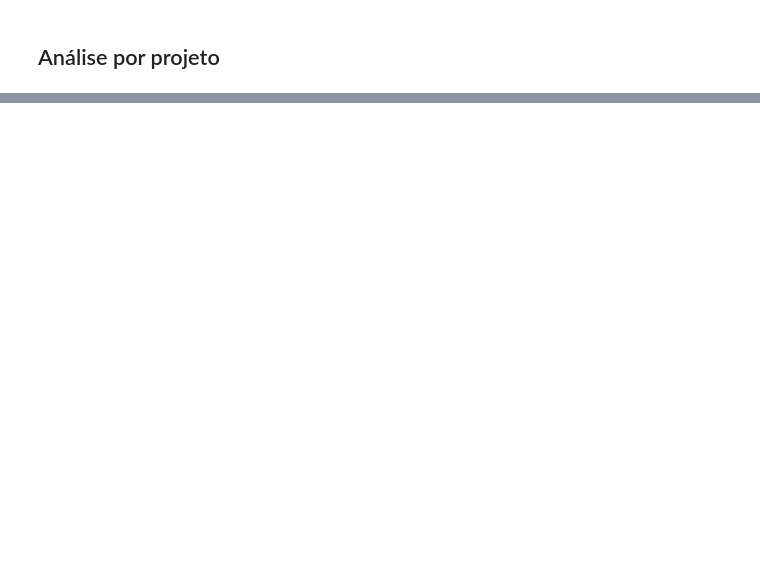
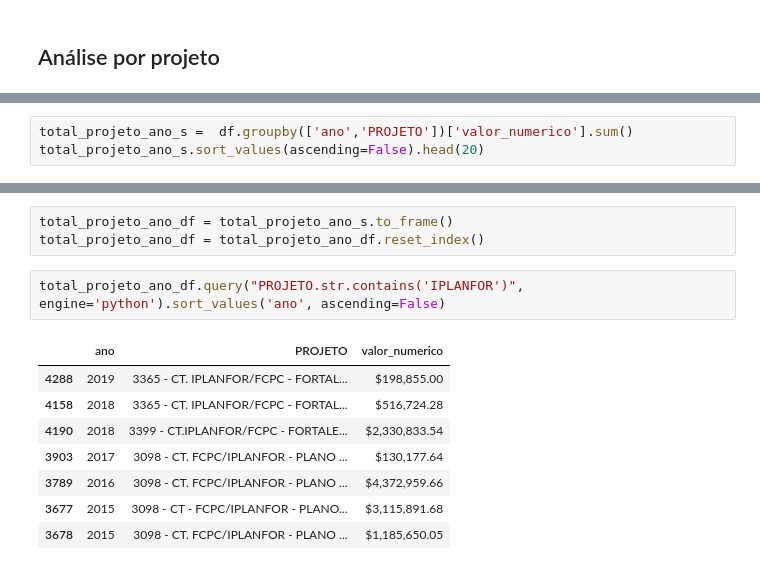
Before and after one commit to tmalveirac/fcpc, a Jupyter notebook: fcpc_analise_pessoal.ipynb, the cells around one changed output, grey strips where cells are left out. Cells and saved outputs as stored; diff of their text form; blank space fills up the shorter version.

```diff
--- a/fcpc_analise_pessoal.ipynb
+++ b/fcpc_analise_pessoal.ipynb
@@ -233,0 +267,3 @@ Name: valor_numerico, dtype: float64
+# %%
+total_projeto_ano_s =  df.groupby(['ano','PROJETO'])['valor_numerico'].sum()
+total_projeto_ano_s.sort_values(ascending=False).head(20)
@@ -233,0 +288,14 @@ Name: valor_numerico, dtype: float64
+# %%
+total_projeto_ano_df = total_projeto_ano_s.to_frame()
+total_projeto_ano_df = total_projeto_ano_df.reset_index()
+# %%
+total_projeto_ano_df.query("PROJETO.str.contains('IPLANFOR')", engine='python').sort_values('ano', ascending=False)
+# %% [output]
+|  | ano | PROJETO | valor_numerico |
+| 4288 | 2019 | 3365 - CT. IPLANFOR/FCPC - FORTAL... | $198,855.00 |
+| 4158 | 2018 | 3365 - CT. IPLANFOR/FCPC - FORTAL... | $516,724.28 |
+| 4190 | 2018 | 3399 - CT.IPLANFOR/FCPC - FORTALE... | $2,330,833.54 |
+| 3903 | 2017 | 3098 - CT. FCPC/IPLANFOR - PLANO ... | $130,177.64 |
+| 3789 | 2016 | 3098 - CT. FCPC/IPLANFOR - PLANO ... | $4,372,959.66 |
+| 3677 | 2015 | 3098 - CT - FCPC/IPLANFOR - PLANO... | $3,115,891.68 |
+| 3678 | 2015 | 3098 - CT. FCPC/IPLANFOR - PLANO ... | $1,185,650.05 |
```
Also changed, not shown: parts of 12 cells of this notebook.
